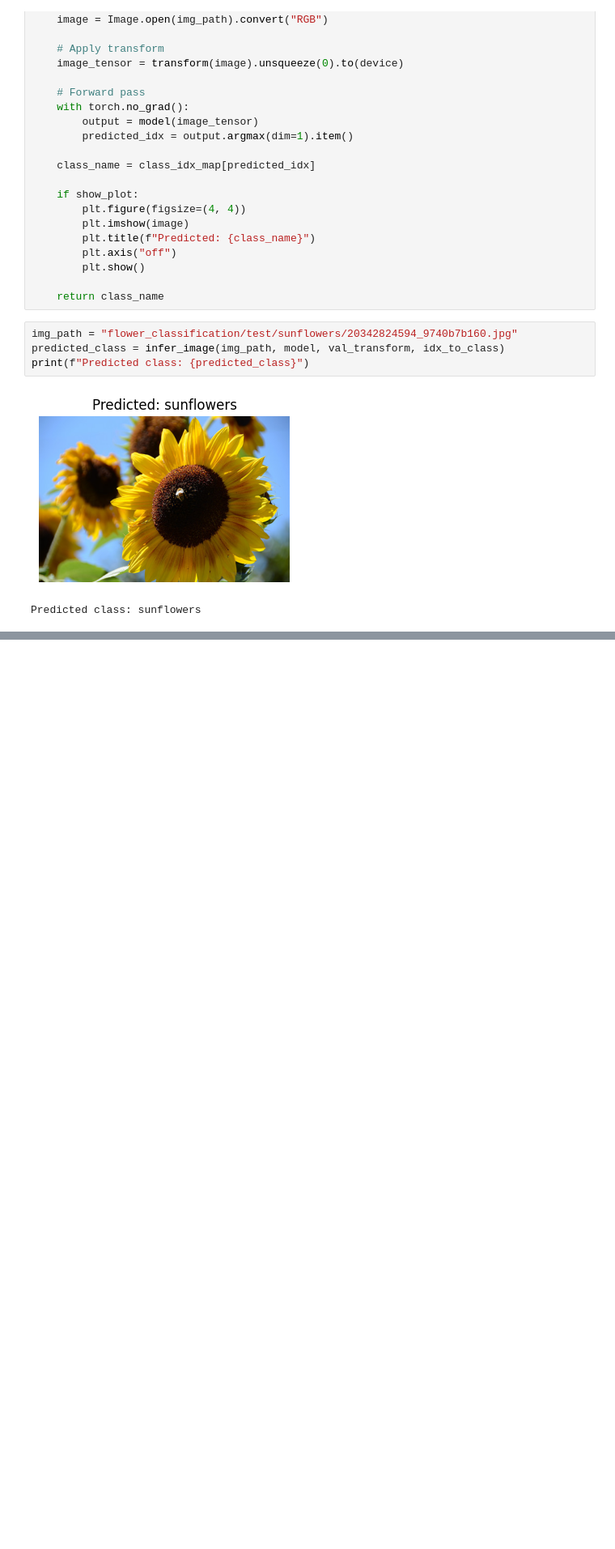
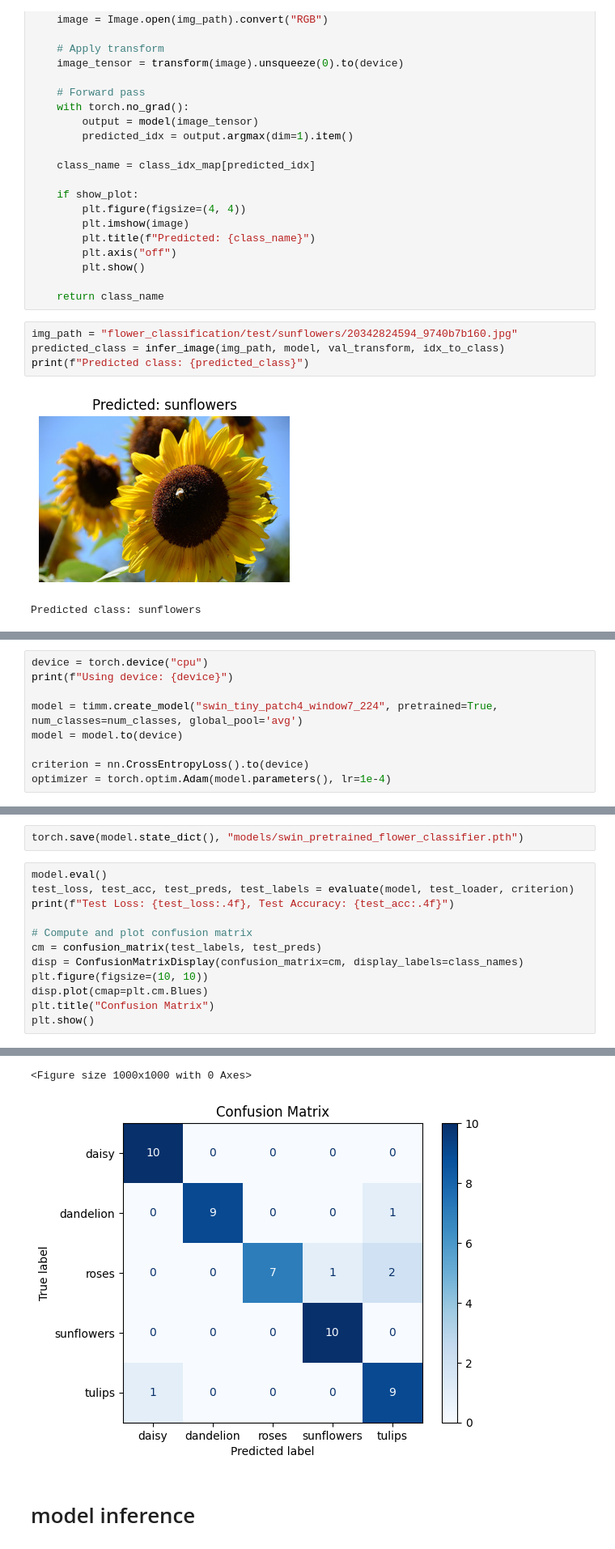
Before and after one commit to Mushfiqur-Rahman-Robin/vision-transformer, a Jupyter notebook: swin_transformers_on_custom_data.ipynb, the cells around one changed output, grey strips where cells are left out. Shown at 81% size. Cells and saved outputs as stored; diff of their text form; blank space fills up the shorter version.

Commit message:
added pre-trained swin transformer usage code on custom data

```diff
--- a/swin_transformers_on_custom_data.ipynb
+++ b/swin_transformers_on_custom_data.ipynb
@@ -1080,0 +1126,9 @@ Predicted class: sunflowers
+# %%
+device = torch.device("cpu")
+print(f"Using device: {device}")
+
+model = timm.create_model("swin_tiny_patch4_window7_224", pretrained=True, num_classes=num_classes, global_pool='avg')
+model = model.to(device)
+
+criterion = nn.CrossEntropyLoss().to(device)
+optimizer = torch.optim.Adam(model.parameters(), lr=1e-4)
@@ -1080,0 +1209,15 @@ Predicted class: sunflowers
+# %%
+torch.save(model.state_dict(), "models/swin_pretrained_flower_classifier.pth")
+# %%
+model.eval()
+test_loss, test_acc, test_preds, test_labels = evaluate(model, test_loader, criterion)
+print(f"Test Loss: {test_loss:.4f}, Test Accuracy: {test_acc:.4f}")
+
+# Compute and plot confusion matrix
+cm = confusion_matrix(test_labels, test_preds)
+disp = ConfusionMatrixDisplay(confusion_matrix=cm, display_labels=class_names)
+plt.figure(figsize=(10, 10))
+disp.plot(cmap=plt.cm.Blues)
+plt.title("Confusion Matrix")
+plt.show()
+# %% [output]
@@ -1080,0 +1225,4 @@ Predicted class: sunflowers
+<Figure size 1000x1000 with 0 Axes>
+[figure, added]
+# %% [markdown]
+# model inference
```
Also changed, not shown: parts of 14 cells of this notebook.
